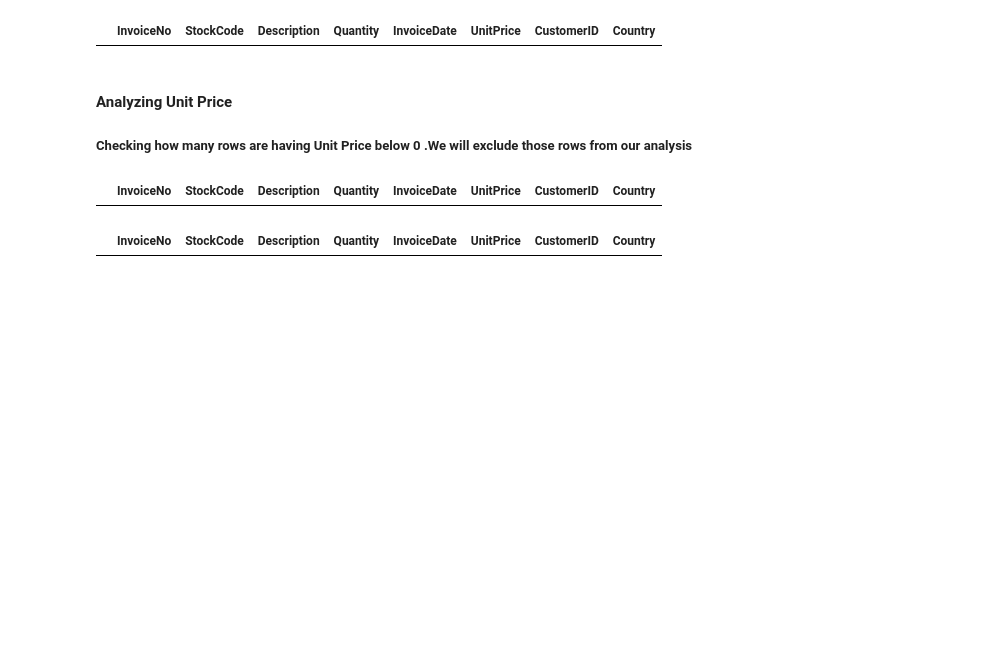
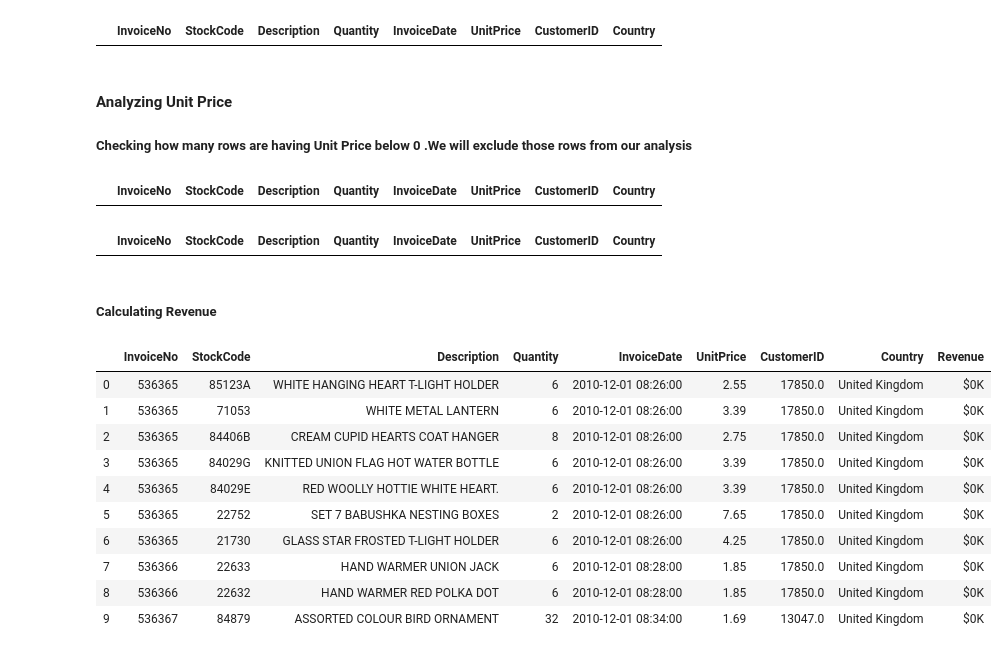
Before and after one commit to sabheen9/TATA-IQ-Data-Visualisation-Empowering-Business-with-Effective-Insights, a Jupyter notebook: TATA DATA ANALYSIS.ipynb, the cells around one changed output. Saved outputs shown, nothing was run; the diff lists cells and outputs as text; code cells hidden in the pictures; blank space fills up the shorter version.

```diff
--- a/TATA DATA ANALYSIS.ipynb
+++ b/TATA DATA ANALYSIS.ipynb
@@ -164,3 +165,25 @@ df[(df['UnitPrice'] < 0)]
 #df[df['UnitPrice'].isin(df['UnitPrice'] < 0) == False]
 # %% [output]
 |  | InvoiceNo | StockCode | Description | Quantity | InvoiceDate | UnitPrice | CustomerID | Country |
+# %% [markdown]
+##### Calculating Revenue
+# %%
+# revenue is calculated as unit price x quantity sold
+df['Revenue'] = df.UnitPrice * df.Quantity
+df['Revenue'] = df['Revenue'].where(df.CustomerID.notnull(),other=0)
+def format(x):
+        return "${:.1f}K".format(x/1000)
+df['Revenue'] = df['Revenue'].apply(format)
+df.head(10)
+# %% [output]
+|  | InvoiceNo | StockCode | Description | Quantity | InvoiceDate | UnitPrice | CustomerID | Country | Revenue |
+| 0 | 536365 | 85123A | WHITE HANGING HEART T-LIGHT HOLDER | 6 | 2010-12-01 08:26:00 | 2.55 | 17850.0 | United Kingdom | $0K |
+| 1 | 536365 | 71053 | WHITE METAL LANTERN | 6 | 2010-12-01 08:26:00 | 3.39 | 17850.0 | United Kingdom | $0K |
+| 2 | 536365 | 84406B | CREAM CUPID HEARTS COAT HANGER | 8 | 2010-12-01 08:26:00 | 2.75 | 17850.0 | United Kingdom | $0K |
+| 3 | 536365 | 84029G | KNITTED UNION FLAG HOT WATER BOTTLE | 6 | 2010-12-01 08:26:00 | 3.39 | 17850.0 | United Kingdom | $0K |
+| 4 | 536365 | 84029E | RED WOOLLY HOTTIE WHITE HEART. | 6 | 2010-12-01 08:26:00 | 3.39 | 17850.0 | United Kingdom | $0K |
+| 5 | 536365 | 22752 | SET 7 BABUSHKA NESTING BOXES | 2 | 2010-12-01 08:26:00 | 7.65 | 17850.0 | United Kingdom | $0K |
+| 6 | 536365 | 21730 | GLASS STAR FROSTED T-LIGHT HOLDER | 6 | 2010-12-01 08:26:00 | 4.25 | 17850.0 | United Kingdom | $0K |
+| 7 | 536366 | 22633 | HAND WARMER UNION JACK | 6 | 2010-12-01 08:28:00 | 1.85 | 17850.0 | United Kingdom | $0K |
+| 8 | 536366 | 22632 | HAND WARMER RED POLKA DOT | 6 | 2010-12-01 08:28:00 | 1.85 | 17850.0 | United Kingdom | $0K |
+| 9 | 536367 | 84879 | ASSORTED COLOUR BIRD ORNAMENT | 32 | 2010-12-01 08:34:00 | 1.69 | 13047.0 | United Kingdom | $0K |
```
Also changed, not shown: parts of 4 cells of this notebook.
